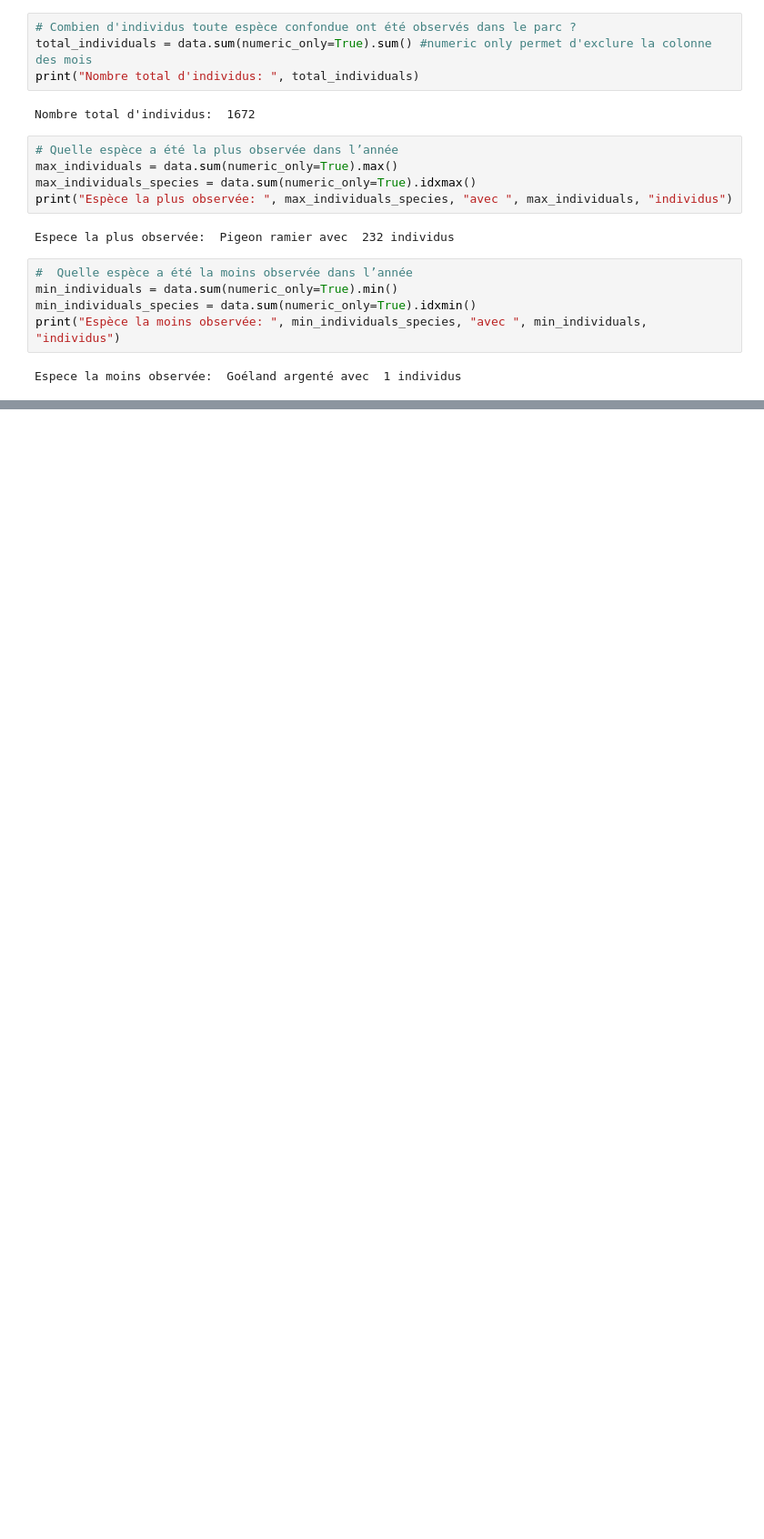
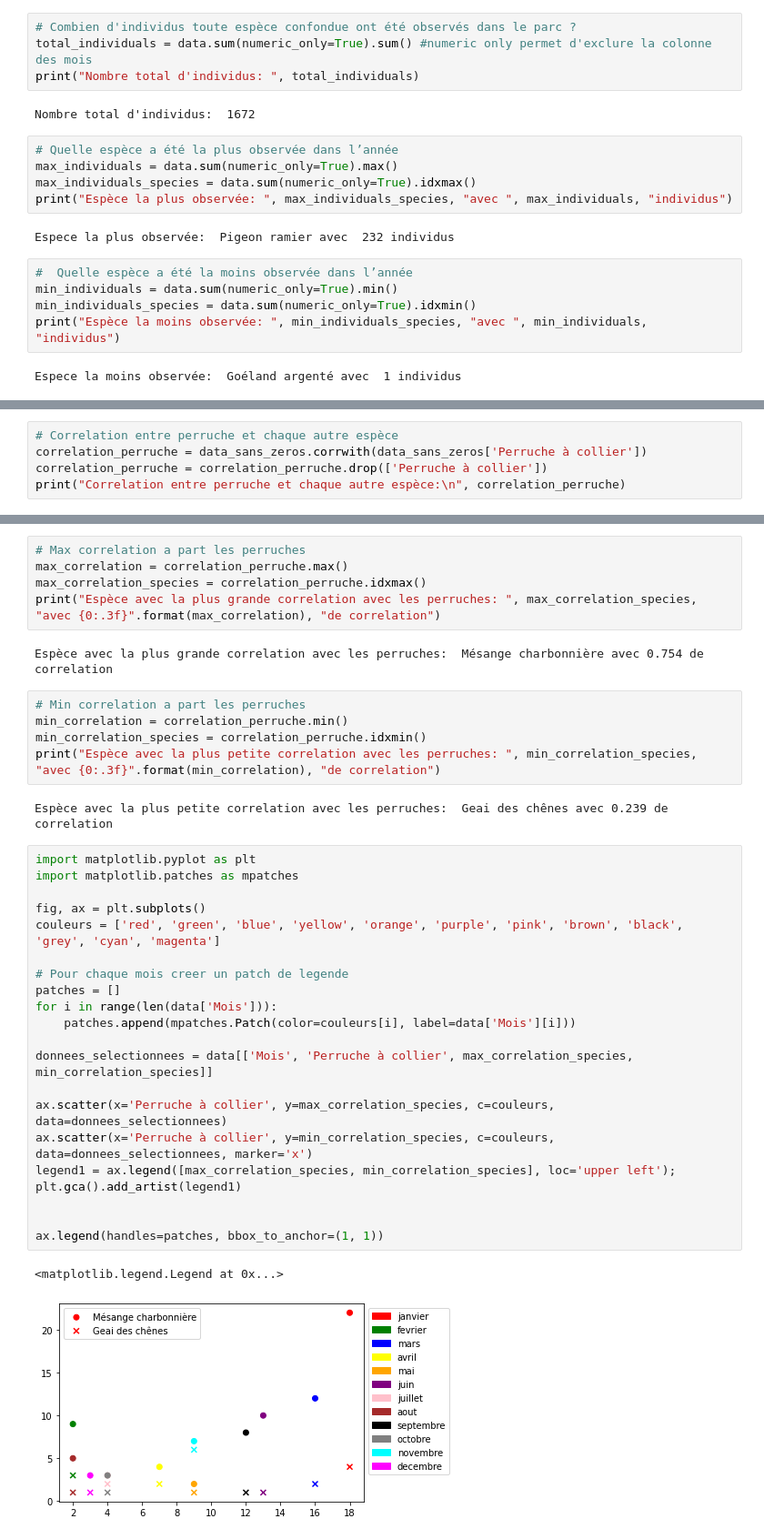
Before and after one commit to hadouin/data-science-isep, a Jupyter notebook: main.ipynb, the cells around one changed output, grey strips where cells are left out. Shown: that part at 91% size. Drawn from its saved outputs; the diff is of its cells as text; blank space fills up the shorter version.

Commit message:
complete part B

```diff
--- a/main.ipynb
+++ b/main.ipynb
@@ -46,0 +166,5 @@ Espece la moins observée:  Goéland argenté avec  1 individus
+# %%
+# Correlation entre perruche et chaque autre espèce
+correlation_perruche = data_sans_zeros.corrwith(data_sans_zeros['Perruche à collier'])
+correlation_perruche = correlation_perruche.drop(['Perruche à collier'])
+print("Correlation entre perruche et chaque autre espèce:\n", correlation_perruche)
@@ -46,0 +185,38 @@ Espece la moins observée:  Goéland argenté avec  1 individus
+# %%
+# Max correlation a part les perruches
+max_correlation = correlation_perruche.max()
+max_correlation_species = correlation_perruche.idxmax()
+print("Espèce avec la plus grande correlation avec les perruches: ", max_correlation_species, "avec {0:.3f}".format(max_correlation), "de correlation")
+# %% [output]
+Espèce avec la plus grande correlation avec les perruches:  Mésange charbonnière avec 0.754 de correlation
+# %%
+# Min correlation a part les perruches
+min_correlation = correlation_perruche.min()
+min_correlation_species = correlation_perruche.idxmin()
+print("Espèce avec la plus petite correlation avec les perruches: ", min_correlation_species, "avec {0:.3f}".format(min_correlation), "de correlation")
+# %% [output]
+Espèce avec la plus petite correlation avec les perruches:  Geai des chênes avec 0.239 de correlation
+# %%
+import matplotlib.pyplot as plt
+import matplotlib.patches as mpatches
+
+fig, ax = plt.subplots()
+couleurs = ['red', 'green', 'blue', 'yellow', 'orange', 'purple', 'pink', 'brown', 'black', 'grey', 'cyan', 'magenta']
+
+# Pour chaque mois creer un patch de legende
+patches = []
+for i in range(len(data['Mois'])):
+    patches.append(mpatches.Patch(color=couleurs[i], label=data['Mois'][i]))
+
+donnees_selectionnees = data[['Mois', 'Perruche à collier', max_correlation_species, min_correlation_species]]
+
+ax.scatter(x='Perruche à collier', y=max_correlation_species, c=couleurs, data=donnees_selectionnees)
+ax.scatter(x='Perruche à collier', y=min_correlation_species, c=couleurs, data=donnees_selectionnees, marker='x')
+legend1 = ax.legend([max_correlation_species, min_correlation_species], loc='upper left');
+plt.gca().add_artist(legend1)
+
+
+ax.legend(handles=patches, bbox_to_anchor=(1, 1))
+# %% [output]
+<matplotlib.legend.Legend at 0x...>
+[figure, added]
```
Also changed, not shown: parts of 15 cells of this notebook.
